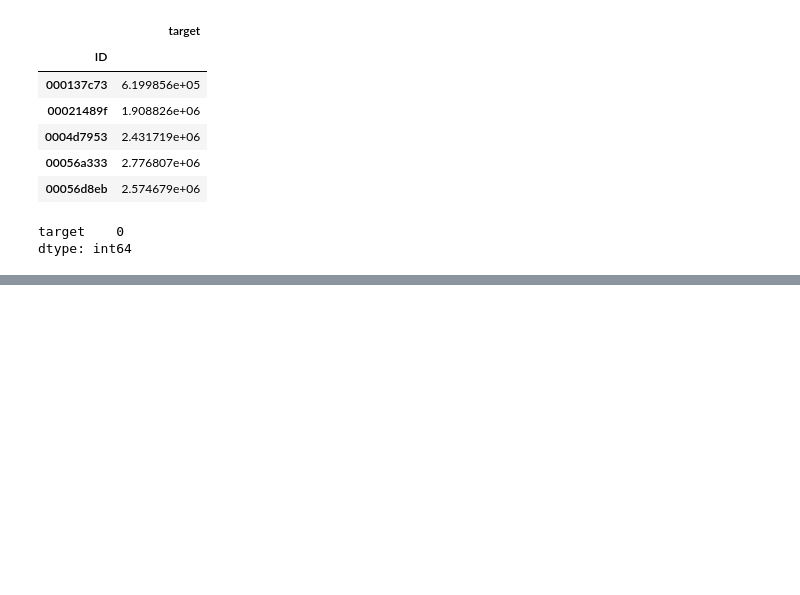
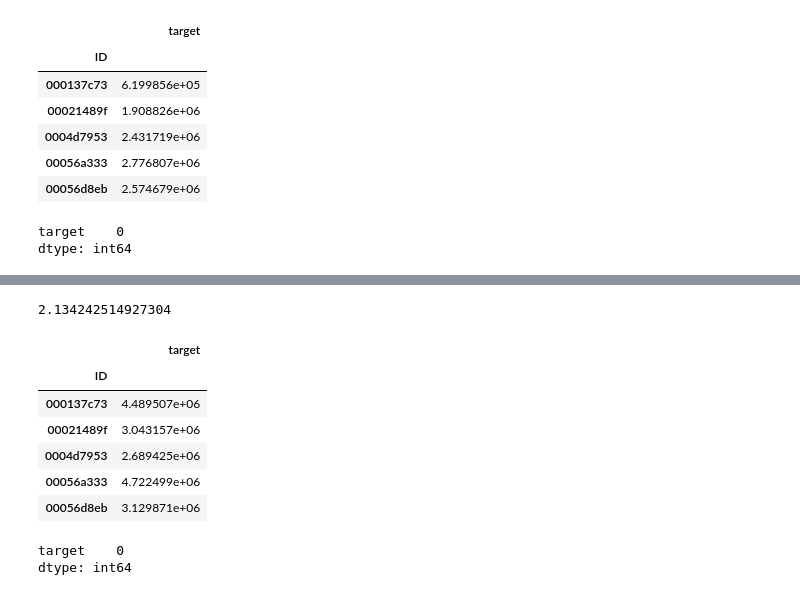
Before and after one commit to rudloffl/KG-compets, a Jupyter notebook: 01 - Santander/A02 - version1.ipynb, the cells around one changed output, grey strips where cells are left out. Saved outputs shown, nothing was run; the diff lists cells and outputs as text; code cells hidden in the pictures; blank space fills up the shorter version.

```diff
--- a/01 - Santander/A02 - version1.ipynb
+++ b/01 - Santander/A02 - version1.ipynb
@@ -456,0 +465,4 @@ submission.to_csv('submission-1-elasticnet.csv')
+# %%
+import lightgbm as lgb
+
+gbm = lgb.LGBMRegressor()
@@ -456,0 +542,15 @@ submission.to_csv('submission-1-elasticnet.csv')
+# %%
+params = {
+        'num_leaves': int(best['num_leaves']),
+        'min_data_in_leaf': int(best['min_data_in_leaf']),
+        'min_child_weight': best['min_child_weight'],
+        'n_estimators':500,
+        'max_depth':10,
+        'colsample_bytree': best['colsample_bytree'],
+        #'bagging_fraction': best['bagging_fraction'],
+        #'bagging_freq': best['bagging_freq'],
+        #'reg_alpha': best['reg_alpha'],
+        #'reg_lambda': best['reg_lambda'],
+        'seed':0,
+        }
+params
@@ -456,0 +567,5 @@ submission.to_csv('submission-1-elasticnet.csv')
+# %%
+hypergbm = lgb.LGBMRegressor(objective='regression', **params)
+# %%
+
+hypergbm.fit(Xtranstrain,y)
@@ -456,0 +581,30 @@ submission.to_csv('submission-1-elasticnet.csv')
+# %%
+from scipy.special import inv_boxcox
+from sklearn.metrics import mean_squared_log_error
+from sklearn.model_selection import cross_val_predict
+
+preds = cross_val_predict(hypergbm, Xtranstrain, y, cv=kf, n_jobs=-2)
+preds = inv_boxcox(preds, lmbda)
+
+mean_squared_log_error(inv_boxcox(y, lmbda), preds)
+# %% [output]
+2.134242514927304
+# %%
+hypergbm.fit(Xtranstrain,y)
+
+preds = inv_boxcox(hypergbm.predict(Xtranstest), lmbda)
+submission = pd.DataFrame({'target':preds}, index=Xtest.index)
+submission.head()
+# %% [output]
+|  | target |
+| ID |  |
+| 000137c73 | 4.489507e+06 |
+| 00021489f | 3.043157e+06 |
+| 0004d7953 | 2.689425e+06 |
+| 00056a333 | 4.722499e+06 |
+| 00056d8eb | 3.129871e+06 |
+# %%
+submission.isnull().sum()
+# %% [output]
+target    0
+dtype: int64
```
Also changed, not shown: parts of 15 cells of this notebook, 1 other file.
